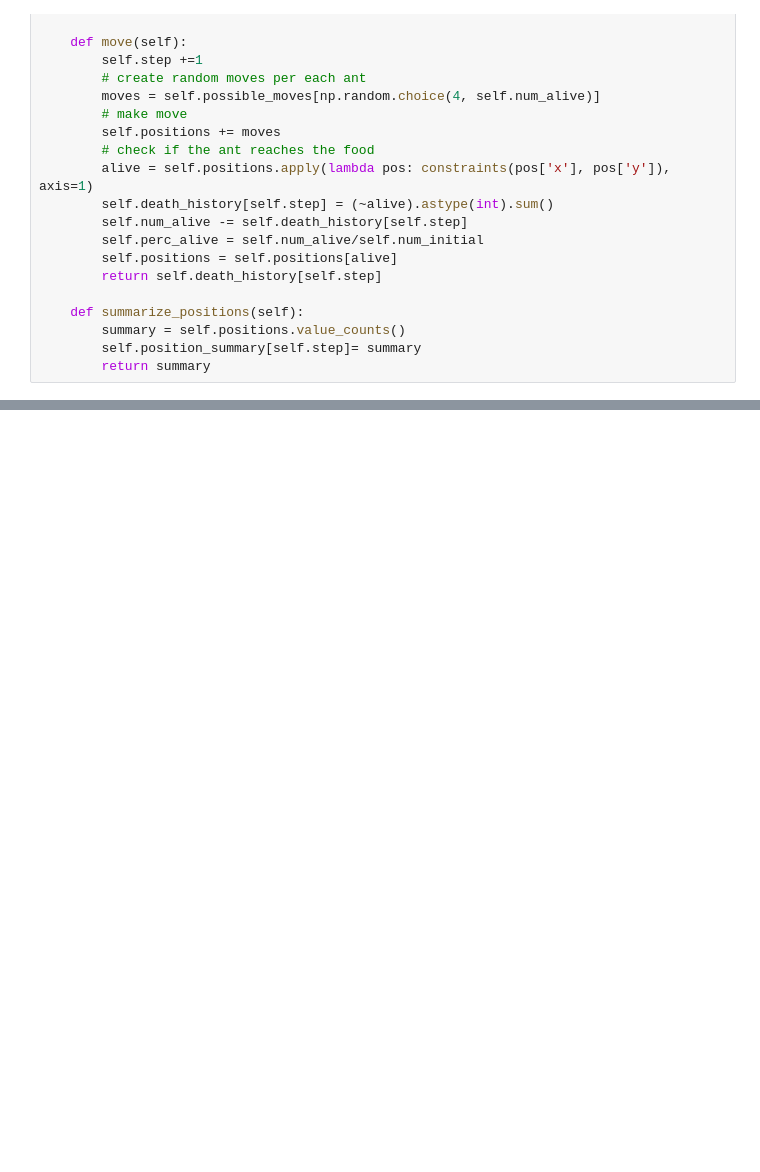
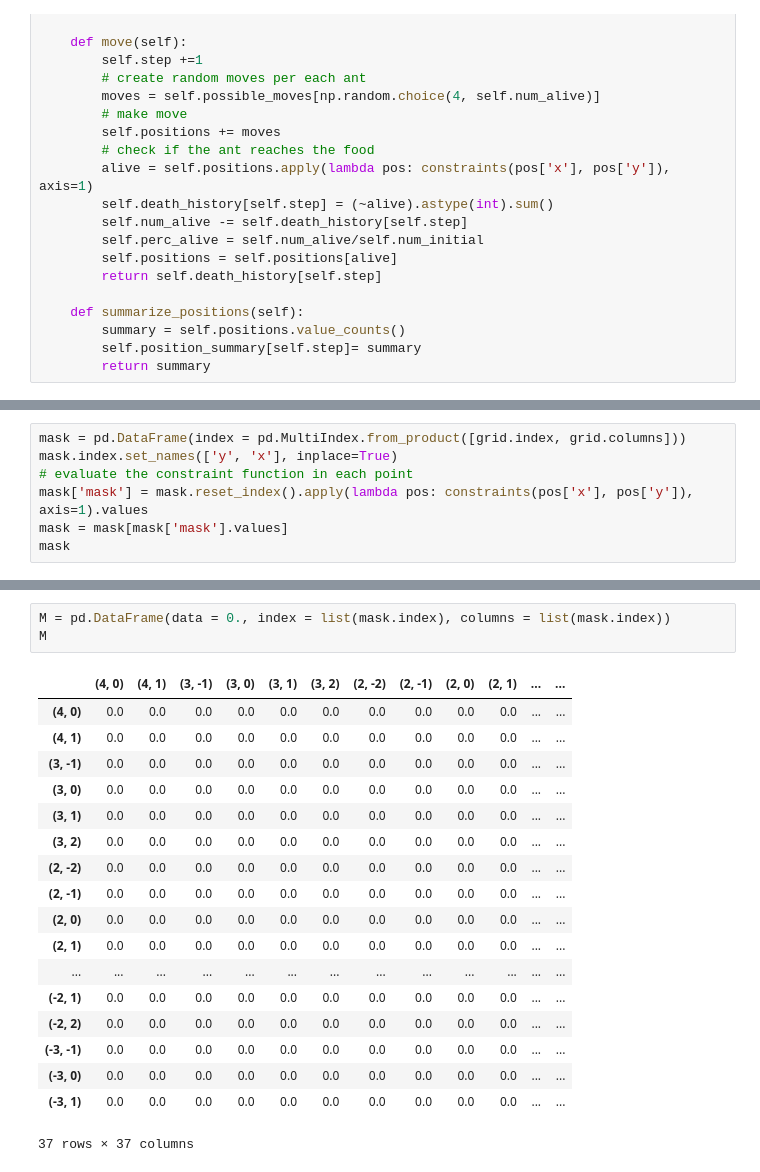
Before and after one commit to prenassipaolo/optiver_puzzle, a Jupyter notebook: base.ipynb, the cells around one changed output, grey strips where cells are left out. Drawn from its saved outputs; the diff is of its cells as text; blank space fills up the shorter version.

```diff
--- a/base.ipynb
+++ b/base.ipynb
@@ -195,0 +230,7 @@ death_history.plot()
+# %%
+mask = pd.DataFrame(index = pd.MultiIndex.from_product([grid.index, grid.columns]))
+mask.index.set_names(['y', 'x'], inplace=True)
+# evaluate the constraint function in each point
+mask['mask'] = mask.reset_index().apply(lambda pos: constraints(pos['x'], pos['y']), axis=1).values
+mask = mask[mask['mask'].values]
+mask
@@ -195,0 +256,22 @@ death_history.plot()
+# %%
+M = pd.DataFrame(data = 0., index = list(mask.index), columns = list(mask.index))
+M
+# %% [output]
+|  | (4, 0) | (4, 1) | (3, -1) | (3, 0) | (3, 1) | (3, 2) | (2, -2) | (2, -1) | (2, 0) | (2, 1) | ... | ... |
+| (4, 0) | 0.0 | 0.0 | 0.0 | 0.0 | 0.0 | 0.0 | 0.0 | 0.0 | 0.0 | 0.0 | ... | ... |
+| (4, 1) | 0.0 | 0.0 | 0.0 | 0.0 | 0.0 | 0.0 | 0.0 | 0.0 | 0.0 | 0.0 | ... | ... |
+| (3, -1) | 0.0 | 0.0 | 0.0 | 0.0 | 0.0 | 0.0 | 0.0 | 0.0 | 0.0 | 0.0 | ... | ... |
+| (3, 0) | 0.0 | 0.0 | 0.0 | 0.0 | 0.0 | 0.0 | 0.0 | 0.0 | 0.0 | 0.0 | ... | ... |
+| (3, 1) | 0.0 | 0.0 | 0.0 | 0.0 | 0.0 | 0.0 | 0.0 | 0.0 | 0.0 | 0.0 | ... | ... |
+| (3, 2) | 0.0 | 0.0 | 0.0 | 0.0 | 0.0 | 0.0 | 0.0 | 0.0 | 0.0 | 0.0 | ... | ... |
+| (2, -2) | 0.0 | 0.0 | 0.0 | 0.0 | 0.0 | 0.0 | 0.0 | 0.0 | 0.0 | 0.0 | ... | ... |
+| (2, -1) | 0.0 | 0.0 | 0.0 | 0.0 | 0.0 | 0.0 | 0.0 | 0.0 | 0.0 | 0.0 | ... | ... |
+| (2, 0) | 0.0 | 0.0 | 0.0 | 0.0 | 0.0 | 0.0 | 0.0 | 0.0 | 0.0 | 0.0 | ... | ... |
+| (2, 1) | 0.0 | 0.0 | 0.0 | 0.0 | 0.0 | 0.0 | 0.0 | 0.0 | 0.0 | 0.0 | ... | ... |
+| ... | ... | ... | ... | ... | ... | ... | ... | ... | ... | ... | ... | ... |
+| (-2, 1) | 0.0 | 0.0 | 0.0 | 0.0 | 0.0 | 0.0 | 0.0 | 0.0 | 0.0 | 0.0 | ... | ... |
+| (-2, 2) | 0.0 | 0.0 | 0.0 | 0.0 | 0.0 | 0.0 | 0.0 | 0.0 | 0.0 | 0.0 | ... | ... |
+| (-3, -1) | 0.0 | 0.0 | 0.0 | 0.0 | 0.0 | 0.0 | 0.0 | 0.0 | 0.0 | 0.0 | ... | ... |
+| (-3, 0) | 0.0 | 0.0 | 0.0 | 0.0 | 0.0 | 0.0 | 0.0 | 0.0 | 0.0 | 0.0 | ... | ... |
+| (-3, 1) | 0.0 | 0.0 | 0.0 | 0.0 | 0.0 | 0.0 | 0.0 | 0.0 | 0.0 | 0.0 | ... | ... |
+37 rows × 37 columns
```
Also changed, not shown: parts of 15 cells of this notebook.
